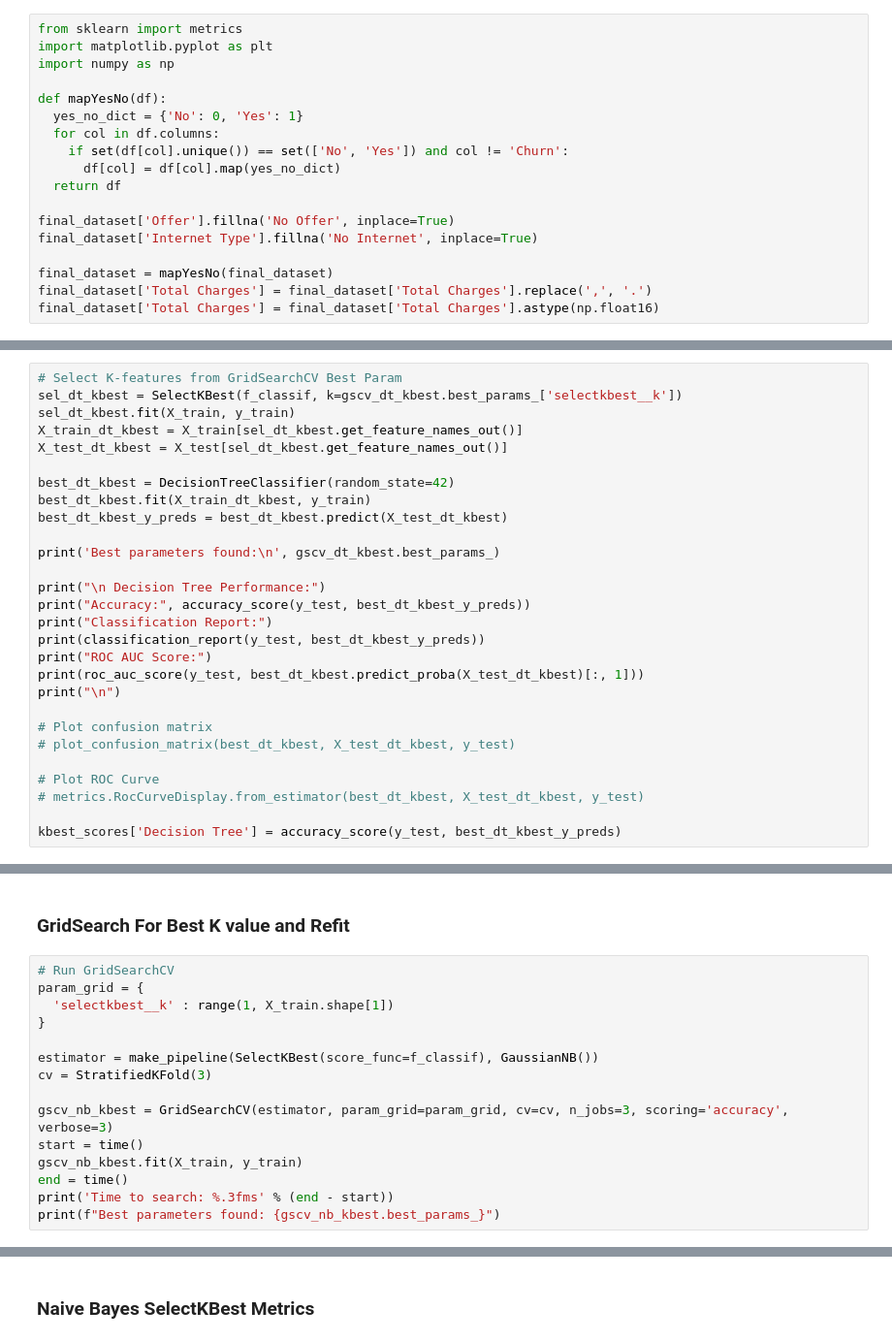
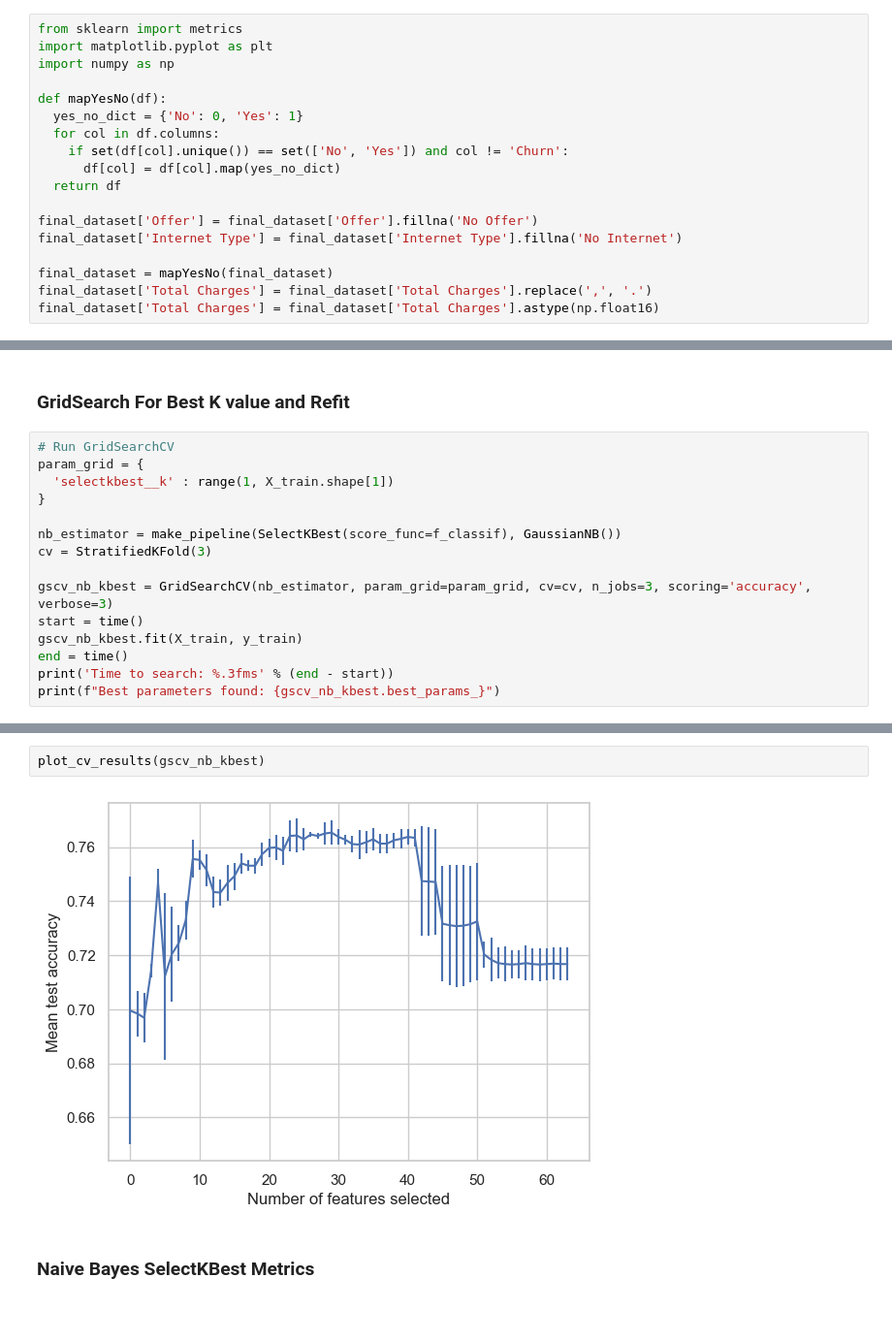
Before and after one commit to georgevrbs/customer_churn_machine_learning, a Jupyter notebook: Telecommunication_Customer_Churn_3.ipynb, the cells around one changed output, grey strips where cells are left out. Shown at 97% size. Cells and saved outputs as stored; diff of their text form; blank space fills up the shorter version.

```diff
--- a/Telecommunication_Customer_Churn_3.ipynb
+++ b/Telecommunication_Customer_Churn_3.ipynb
@@ -95,8 +95,8 @@ def mapYesNo(df):
       df[col] = df[col].map(yes_no_dict)
   return df
 
-final_dataset['Offer'].fillna('No Offer', inplace=True)
-final_dataset['Internet Type'].fillna('No Internet', inplace=True)
+final_dataset['Offer'] = final_dataset['Offer'].fillna('No Offer')
+final_dataset['Internet Type'] = final_dataset['Internet Type'].fillna('No Internet')
 
 final_dataset = mapYesNo(final_dataset)
 final_dataset['Total Charges'] = final_dataset['Total Charges'].replace(',', '.')
@@ -515,31 +546,3 @@ plt.errorbar(
 ### Decision Tree SelectKBest Metrics
 # %% [markdown]
 The previous run returned best value for k : 51 for SelectKBest
-# %%
-# Select K-features from GridSearchCV Best Param
-sel_dt_kbest = SelectKBest(f_classif, k=gscv_dt_kbest.best_params_['selectkbest__k'])
-sel_dt_kbest.fit(X_train, y_train)
-X_train_dt_kbest = X_train[sel_dt_kbest.get_feature_names_out()]
-X_test_dt_kbest = X_test[sel_dt_kbest.get_feature_names_out()]
-
-best_dt_kbest = DecisionTreeClassifier(random_state=42)
-best_dt_kbest.fit(X_train_dt_kbest, y_train)
-best_dt_kbest_y_preds = best_dt_kbest.predict(X_test_dt_kbest)
-
-print('Best parameters found:\n', gscv_dt_kbest.best_params_)
-
-print("\n Decision Tree Performance:")
-print("Accuracy:", accuracy_score(y_test, best_dt_kbest_y_preds))
-print("Classification Report:")
-print(classification_report(y_test, best_dt_kbest_y_preds))
-print("ROC AUC Score:")
-print(roc_auc_score(y_test, best_dt_kbest.predict_proba(X_test_dt_kbest)[:, 1]))
-print("\n")
-
-# Plot confusion matrix
-# plot_confusion_matrix(best_dt_kbest, X_test_dt_kbest, y_test)
-
-# Plot ROC Curve
-# metrics.RocCurveDisplay.from_estimator(best_dt_kbest, X_test_dt_kbest, y_test)
-
-kbest_scores['Decision Tree'] = accuracy_score(y_test, best_dt_kbest_y_preds)
@@ -571,10 +578,10 @@ param_grid = {
   'selectkbest__k' : range(1, X_train.shape[1])
 }
 
-estimator = make_pipeline(SelectKBest(score_func=f_classif), GaussianNB())
+nb_estimator = make_pipeline(SelectKBest(score_func=f_classif), GaussianNB())
 cv = StratifiedKFold(3)
 
-gscv_nb_kbest = GridSearchCV(estimator, param_grid=param_grid, cv=cv, n_jobs=3, scoring='accuracy', verbose=3)
+gscv_nb_kbest = GridSearchCV(nb_estimator, param_grid=param_grid, cv=cv, n_jobs=3, scoring='accuracy', verbose=3)
 start = time()
 gscv_nb_kbest.fit(X_train, y_train)
 end = time()
@@ -586,4 +593,8 @@ Time to search: 5.492ms
 Best parameters found: {'selectkbest__k': 30}
+# %%
+plot_cv_results(gscv_nb_kbest)
+# %% [output]
+[figure, added]
 # %% [markdown]
 ### Naive Bayes SelectKBest Metrics
 # %% [markdown]
```
Also changed, not shown: parts of 163 cells of this notebook, 2 other files.
